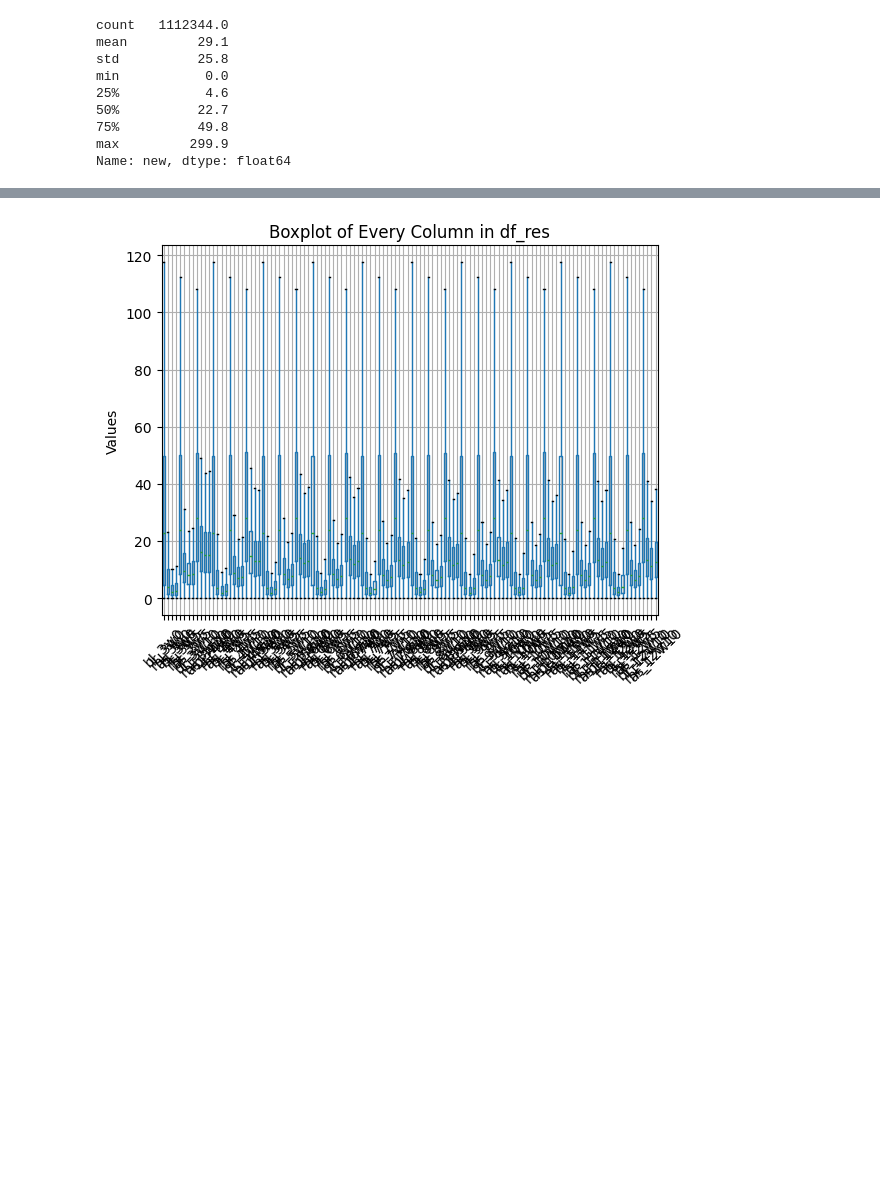
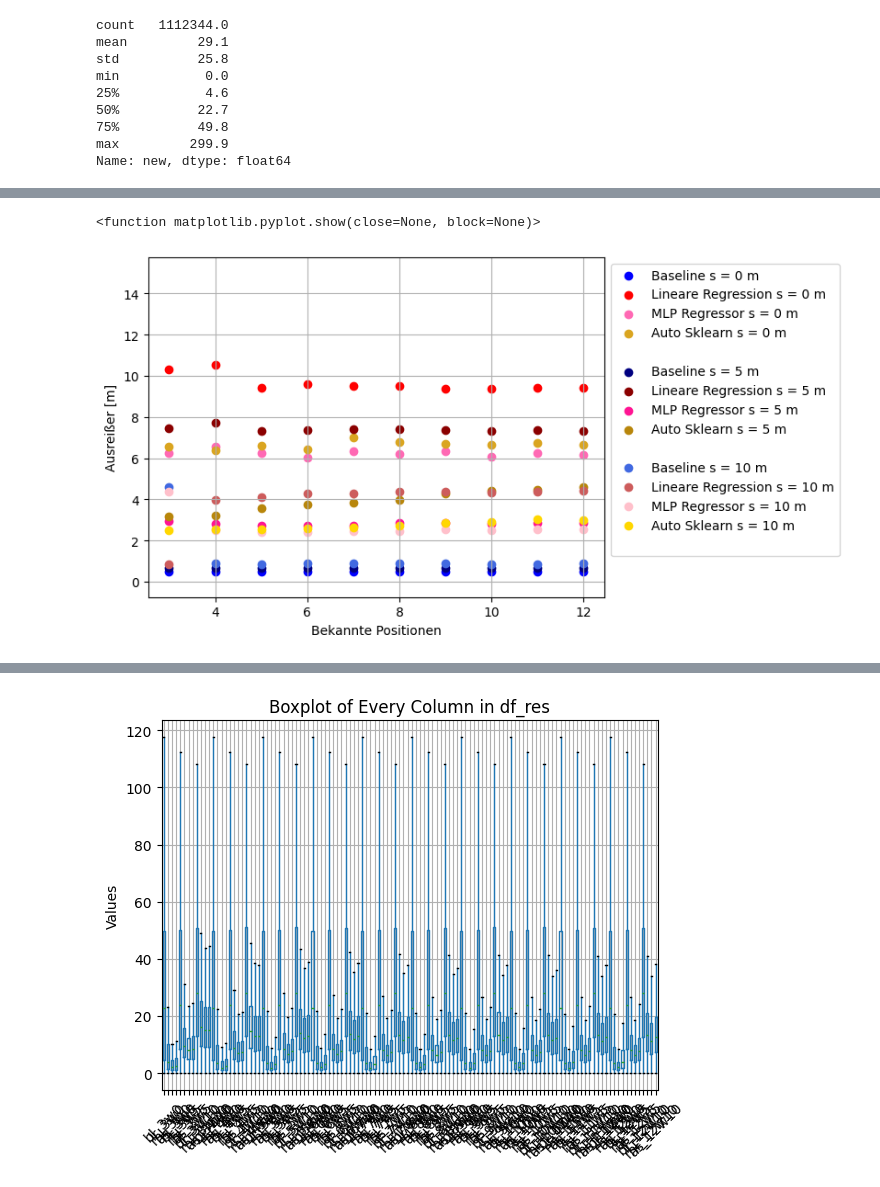
Before and after one commit to SeseRau/py-ma-git, a Jupyter notebook: notebooks/Analyse.ipynb, the cells around one changed output, grey strips where cells are left out. Saved outputs shown, nothing was run; the diff lists cells and outputs as text; code cells hidden in the pictures; blank space fills up the shorter version.

```diff
--- a/notebooks/Analyse.ipynb
+++ b/notebooks/Analyse.ipynb
@@ -846,0 +479,47 @@ plt.cla()
+# %%
+# Outlier Graph
+
+data ={ 'Baseline s = 0 m':    [0.502452479,	0.505149486,	0.507127292,	0.498766569,	0.496968564,	0.498137267,	0.497777666,	0.493552354,	0.500564574,	0.500564574],
+        'Lineare Regression s = 0 m':    [10.30346727,	10.51931777,	9.40590321,	9.595772531,	9.524481635,	9.495353955,	9.360953086,	9.349355955,	9.43521069,	9.399610193],
+        'MLP Regressor s = 0 m':    [6.241864028,	6.562448307,	6.229637594,	6.032216652,	6.316481232,	6.197543206,	6.323403551,	6.087954805,	6.258046072,	6.155829492],
+        'Auto Sklearn s = 0 m':    [6.570449429,	6.374736592,	6.611174241,	6.428227239,	6.985069367,	6.803201168,	6.707996807,	6.658821372,	6.732090073,	6.632120999],
+        ' ': [0, 0, 0, 0, 0, 0, 0, 0, 0, 15],
+        'Baseline s = 5 m':    [0.674971052,	0.675780154,	0.685759082,	0.676229656,	0.67416195,	0.675150853,	0.67407205,	0.670835641,	0.67766806,	0.679286264],
+        'Lineare Regression s = 5 m':    [7.44895464,	7.724498896,	7.329926713,	7.37622534,	7.40508332,	7.418927958,	7.362830204,	7.339995541,	7.358964493,	7.338916738],
+        'MLP Regressor s = 5 m':    [2.920948915,	2.827093058,	2.726404781,	2.719482462,	2.724606776,	2.832127471,	2.838060888,	2.831138569,	2.865390563,	2.867458268],
+        'Auto Sklearn s = 5 m':    [3.157206763,	3.21411362,	3.575782312,	3.728972332,	3.820670584,	3.958577562,	4.265227304,	4.42066483,	4.481347497,	4.585631783],
+        '5': [0, 0, 0, 0, 0, 0, 0, 0, 0, 0],
+        'Baseline s = 10 m':    [4.585631783,	0.86735758,	0.865379775,	0.876437505,	0.873201096,	0.869335385,	0.868346483,	0.865829276,	0.860525161,	0.871403091],
+        'Lineare Regression s = 10 m':    [0.865739376,	3.980063721,	4.113205987,	4.304333911,	4.284286156,	4.367443884,	4.36231957,	4.341013212,	4.377692512,	4.39513316],
+        'MLP Regressor s = 10 m':    [4.378861216,	2.475223492,	2.408607409,	2.409596312,	2.434139079,	2.440072496,	2.563145933,	2.500305661,	2.5510094,	2.540311271],
+        'Auto Sklearn s = 10 m':    [2.516937206,	2.520083715,	2.555684213,	2.602432341,	2.630391318,	2.716965255,	2.845522608,	2.906744676,	3.042224348,	2.971562754],
+        '10': [0, 0, 0, 0, 0, 0, 0, 0, 0, 15],
+       'numb':      [3, 4, 5, 6, 7, 8, 9, 10, 11, 12]
+       }
+
+for noise in range(0, 11, 5):
+
+       if noise == 0:
+              alg_def = ['Baseline s = 0 m', 'Lineare Regression s = 0 m', 'MLP Regressor s = 0 m', 'Auto Sklearn s = 0 m' , ' ']
+              colors = {'Baseline s = 0 m': 'blue', 'Lineare Regression s = 0 m': 'red', 'MLP Regressor s = 0 m': 'hotpink', 'Auto Sklearn s = 0 m': 'goldenrod', ' ': 'w'}
+
+       elif noise == 5:
+              alg_def = ['Baseline s = 5 m', 'Lineare Regression s = 5 m', 'MLP Regressor s = 5 m', 'Auto Sklearn s = 5 m', ' ']
+              colors = {'Baseline s = 5 m': 'navy', 'Lineare Regression s = 5 m': 'darkred', 'MLP Regressor s = 5 m': 'deeppink', 'Auto Sklearn s = 5 m': 'darkgoldenrod', ' ': 'w'}
+
+       elif noise == 10:
+              alg_def = ['Baseline s = 10 m', 'Lineare Regression s = 10 m', 'MLP Regressor s = 10 m', 'Auto Sklearn s = 10 m', ' ']
+              colors = {'Baseline s = 10 m': 'royalblue', 'Lineare Regression s = 10 m': 'indianred', 'MLP Regressor s = 10 m': 'pink', 'Auto Sklearn s = 10 m': 'gold', ' ': 'w'}
+
+       for alg in [f'Baseline s = {noise} m', f'Lineare Regression s = {noise} m', f'MLP Regressor s = {noise} m', f'Auto Sklearn s = {noise} m', f' ']:
+              plt.scatter(data['numb'], data[f"{alg}"], color=colors[alg], label=alg)
+
+plt.grid()
+plt.xlabel('Bekannte Positionen')
+plt.ylabel('Ausreißer [m]')
+plt.legend(bbox_to_anchor=(1.0, 1.0))
+
+plt.show
+# %% [output]
+<function matplotlib.pyplot.show(close=None, block=None)>
+[figure, added]
```
Also changed, not shown: parts of 12 cells of this notebook, 4 other files.
